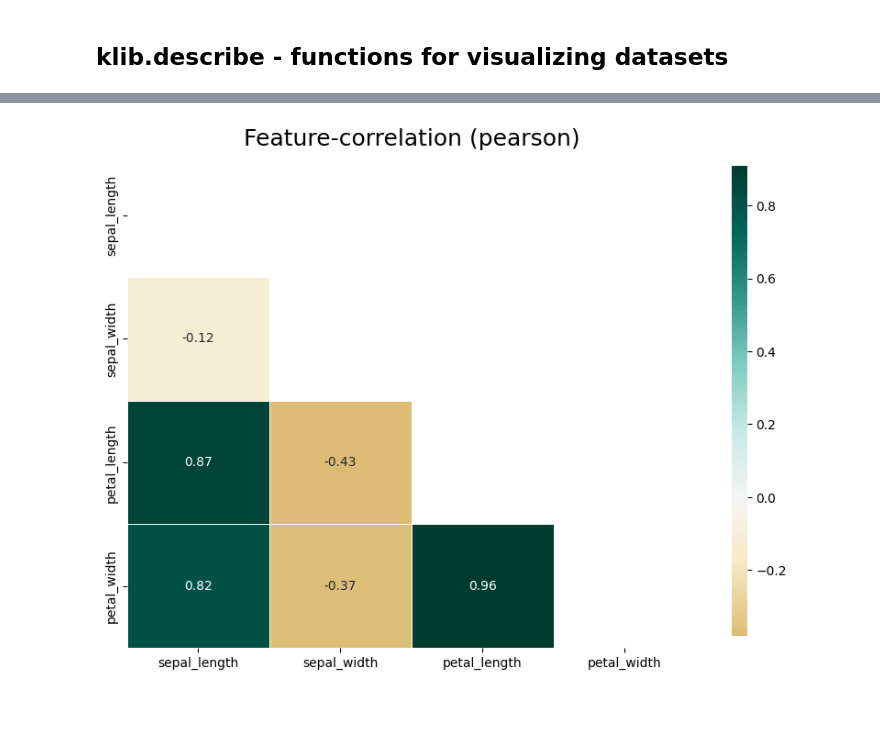
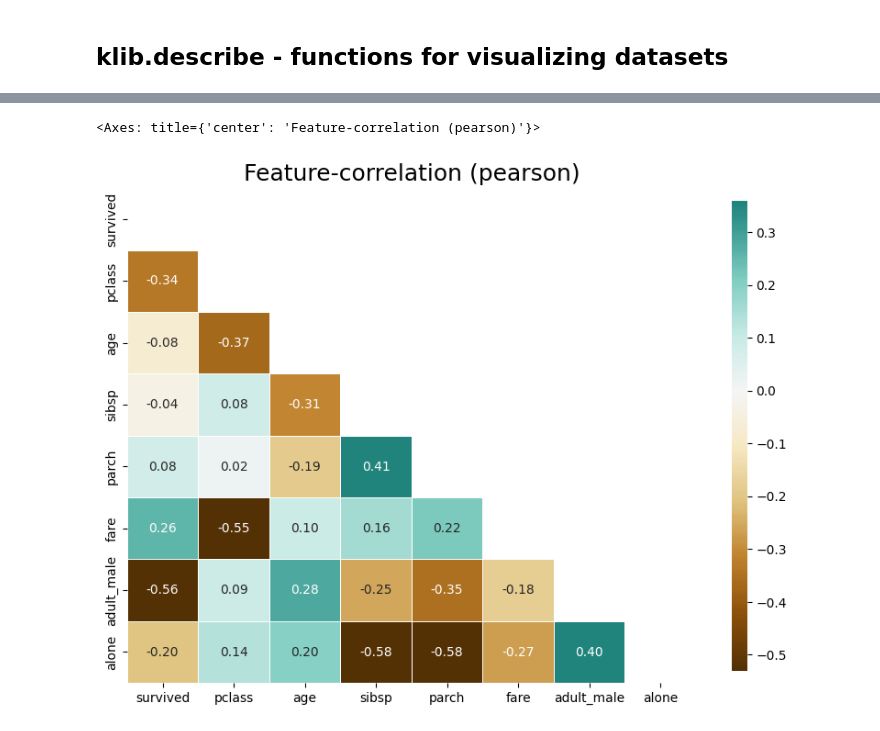
Before and after one commit to ArielGoldman89/Automated-EDA-Python, a Jupyter notebook: KLIB.ipynb, the cells around one changed output, grey strips where cells are left out. Cells and saved outputs as stored; diff of their text form; code cells hidden in the pictures.

```diff
--- a/KLIB.ipynb
+++ b/KLIB.ipynb
@@ -41,2 +41,2 @@ print(sns.get_dataset_names())
 # %%
-df_iris = sns.load_dataset('iris')
+df_titanic = sns.load_dataset('titanic')
@@ -137,5 +124,6 @@ klib.corr_plot(df_map_species, target='species', figsize=(6,6));
 # %%
 # Returns a color-encoded heatmap, ideal for correlations
-klib.corr_plot(df_iris, figsize=(10, 7));
+klib.corr_plot(df_titanic, figsize=(10, 7))
 # %% [output]
+<Axes: title={'center': 'Feature-correlation (pearson)'}>
-[figure, old version]
+[figure, new version]
```
Also changed, not shown: parts of 14 cells of this notebook.
